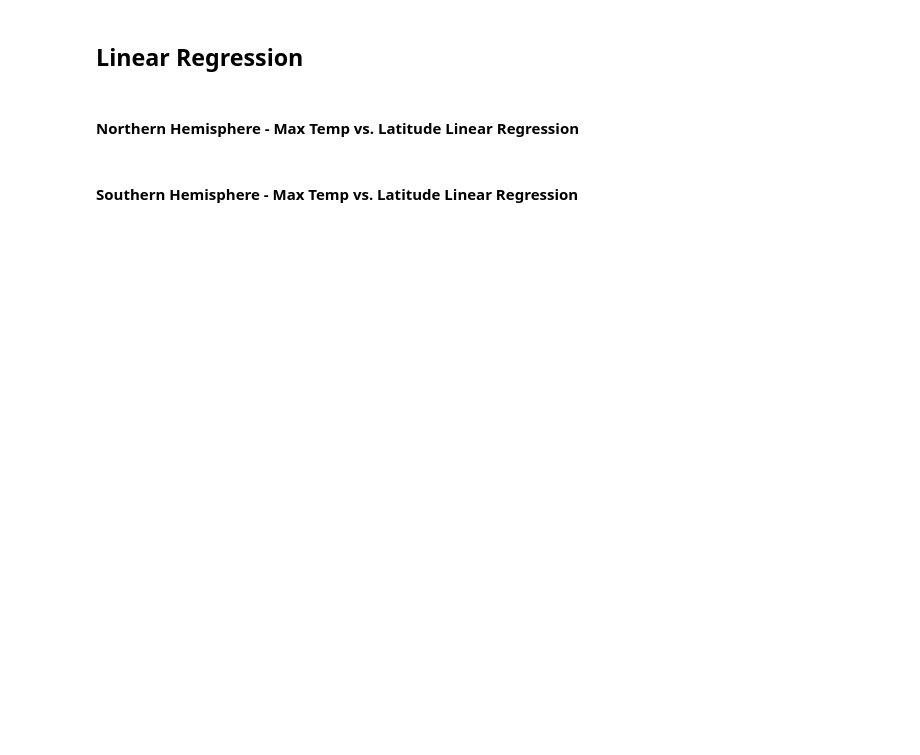
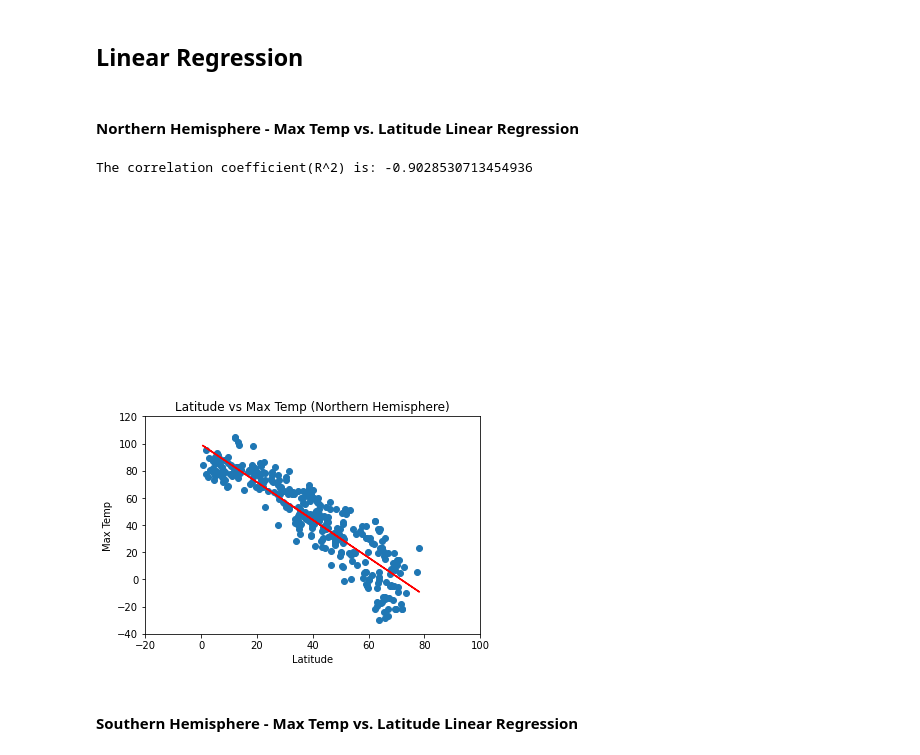
Before and after one commit to Jenkir/Visualizing-Global-Weather-Using-Python-and-APIs, a Jupyter notebook: WeatherPy.ipynb, the cells around one changed output. Cells and saved outputs as stored; diff of their text form; code cells hidden in the pictures; blank space fills up the shorter version.

```diff
--- a/WeatherPy.ipynb
+++ b/WeatherPy.ipynb
@@ -214,5 +242,30 @@ plt.show()
 ## Linear Regression
 # %% [markdown]
 ####  Northern Hemisphere - Max Temp vs. Latitude Linear Regression
+# %%
+L=0
+Northern = city_weather.query(f"Lat >= {L}")
+Southern = city_weather.query(f"Lat <= {L}")
+# %%
+x_values=Northern['Lat']
+y_values=Northern['Max Temp']
+(slope, intercept, rvalue, pvalue, stderr) = st.linregress(x_values.astype(float), y_values)
+regress_values = x_values * slope + intercept
+line_eq = "y = " + str(round(slope,2)) + "x + " + str(round(intercept,2))
+plt.scatter(x_values,y_values)
+plt.plot(x_values,regress_values,"r-")
+plt.annotate(line_eq,(0,270),fontsize=15,color="red")
+plt.ylabel('Max Temp')
+plt.xlabel('Latitude')
+plt.title('Latitude vs Max Temp (Northern Hemisphere)')
+plt.style.use("classic")
+R2="R^2="+str(round(rvalue,4))
+plt.annotate(R2,(0,260),fontsize=15,color="red")
+print(f"The correlation coefficient(R^2) is: {rvalue}")
+plt.savefig("Latitude vs Max Temp (Northern Hemisphere).png")
+plt.show()
+# %% [output]
+The correlation coefficient(R^2) is: -0.9028530713454936
+[figure, added]
 # %% [markdown]
 ####  Southern Hemisphere - Max Temp vs. Latitude Linear Regression
```
Also changed, not shown: parts of 18 cells of this notebook, 13 other files.
